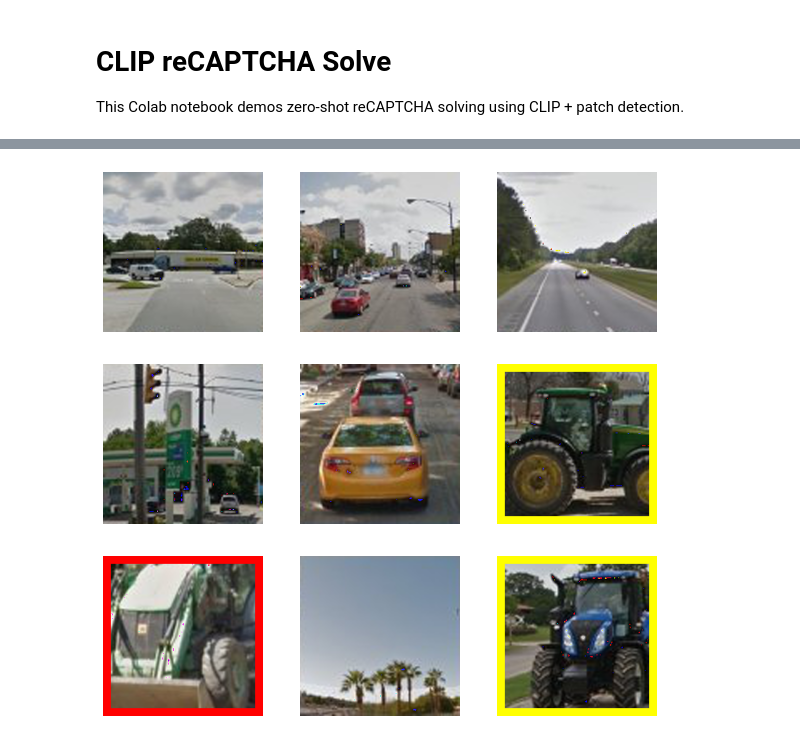
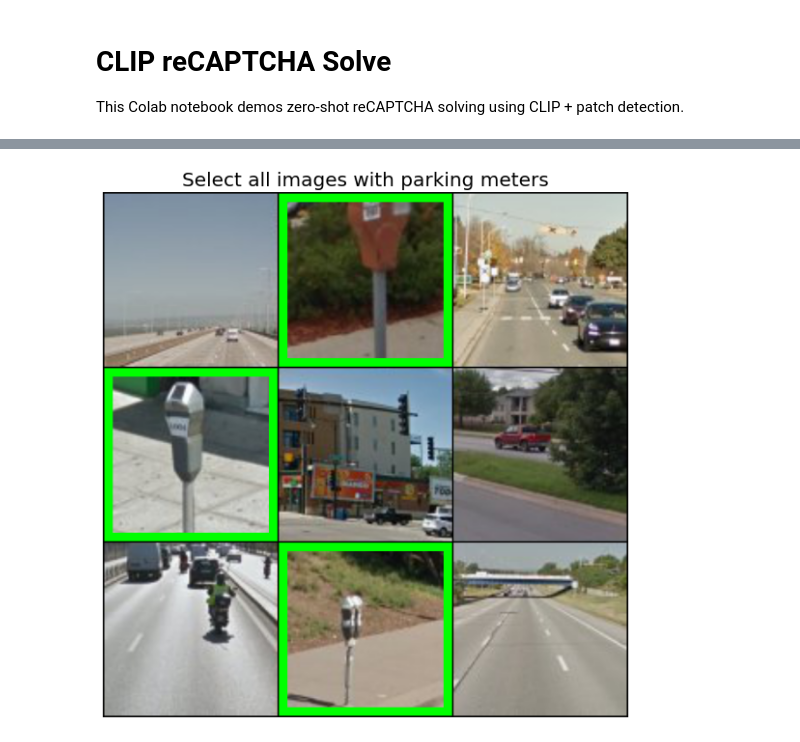
Before and after one commit to kevinzakka/clip_playground, a Jupyter notebook: CLIP_reCAPTCHA.ipynb, the cells around one changed output, grey strips where cells are left out. Cells and saved outputs as stored; diff of their text form; code cells hidden in the pictures.

Commit message:
Better plotting.

```diff
--- a/CLIP_reCAPTCHA.ipynb
+++ b/CLIP_reCAPTCHA.ipynb
@@ -42,27 +43,27 @@ def load_image(img_path, resize=None, pil=False):
     image = np.asarray(image).astype(np.float32) / 255.
     return image
 
-def viz_patches(x, figsize=(20, 20), patch_idx=None, topk=None, t=5):
-    # x: num_patches, 3, patch_size, patch_size
+def viz_patches(x, figsize=None, topk=None, t=5, title=None):
+    color = (0, 255, 0)
     n = x.shape[0]
     nrows = int(math.sqrt(n))
-    fig, axes = plt.subplots(nrows, nrows, figsize=figsize)
-    for i, ax in enumerate(axes.flatten()):
+    images = []
+    for i in range(n):
         im = x[i].permute(1, 2, 0).numpy()
         im = (im * 255.).round().astype(np.uint8)
-        if patch_idx is not None and i == patch_idx:
-            im[0:t] = (255, 0, 0)
-            im[im.shape[0]-t:] = (255, 0, 0)
-            im[:, 0:t] = (255, 0, 0)
-            im[:, im.shape[1]-t:] = (255, 0, 0)
         if topk is not None:
-            if i in topk and i != patch_idx:
-                im[0:t] = (255, 255, 0)
-                im[im.shape[0]-t:] = (255, 255, 0)
-                im[:, 0:t] = (255, 255, 0)
-                im[:, im.shape[1]-t:] = (255, 255, 0)
-        ax.imshow(im)
-        ax.axis("off")
+            if i in topk:
+                im[0:t] = color
+                im[im.shape[0]-t:] = color
+                im[:, 0:t] = color
+                im[:, im.shape[1]-t:] = color
+        images.append(torch.from_numpy(im).permute(2, 0, 1))
+    im = make_grid(images, 3).permute(1, 2, 0).numpy()
+    plt.figure(figsize=figsize)
+    plt.imshow(im)
+    plt.axis('off')
+    if title is not None:
+        plt.title(title, fontsize=20)
     plt.show()
 
 def patchify(image_path, resolution, patch_size, patch_stride=None, resize=None):
@@ -76,7 +77,7 @@ def patchify(image_path, resolution, patch_size, patch_stride=None, resize=None)
         patches = F.interpolate(
             patches,
             (resize, resize),
-            mode='bicubic',
+            mode='bilinear',
             align_corners=False)
     return patches  # N, 3, patch_size, patch_size
 # %%
@@ -108,31 +109,37 @@ Captcha Image Resolution: (300, 300, 3)
 # %%
 #@title Solve
 
-clip_model = "ViT-B/16" #@param ["RN50", "RN101", "RN50x4", "RN50x16", "ViT-B/32", "ViT-B/16"]
+clip_model = "ViT-B/32" #@param ["RN50", "RN101", "RN50x4", "RN50x16", "ViT-B/32", "ViT-B/16"]
 topk =  3#@param {type:"integer"}
 
 # Load CLIP model.
 device = "cuda" if torch.cuda.is_available() else "cpu"
 model, preprocess = clip.load(clip_model, device=device, jit=False)
 
 patch_size = model.visual.input_resolution
 patches = patchify(image_path, 300, 100, resize=model.visual.input_resolution).to(device)
 text_input = clip.tokenize([instruction]).to(device)
 
 with torch.no_grad():
     patches_norm = transforms.Normalize(
         (0.48145466, 0.4578275, 0.40821073),
         (0.26862954, 0.26130258, 0.27577711),
     )(patches)
     patch_embs = model.encode_image(patches_norm).float()
     text_embs = model.encode_text(text_input).float()
     patch_embs = patch_embs / patch_embs.norm(dim=-1, keepdim=True)
     text_embs = text_embs / text_embs.norm(dim=-1, keepdim=True)
     sim = patch_embs @ text_embs.t()
     idx_max = sim.argmax().item()
     topk_values, topk_idxs = torch.topk(sim.flatten(), topk)
     topk_idxs = topk_idxs.cpu().numpy().tolist()
 
-viz_patches(patches.cpu(), figsize=(10, 10), patch_idx=idx_max, topk=topk_idxs, t=int(0.05*patch_size))
+viz_patches(
+    patches.cpu(),
+    figsize=(10, 10),
+    topk=topk_idxs,
+    t=int(0.05*patch_size),
+    title=instruction,
+)
 # %% [output]
-[figure, old version]
+[figure, new version]
```
Also changed, not shown: parts of 2 cells of this notebook, 1 other file.
